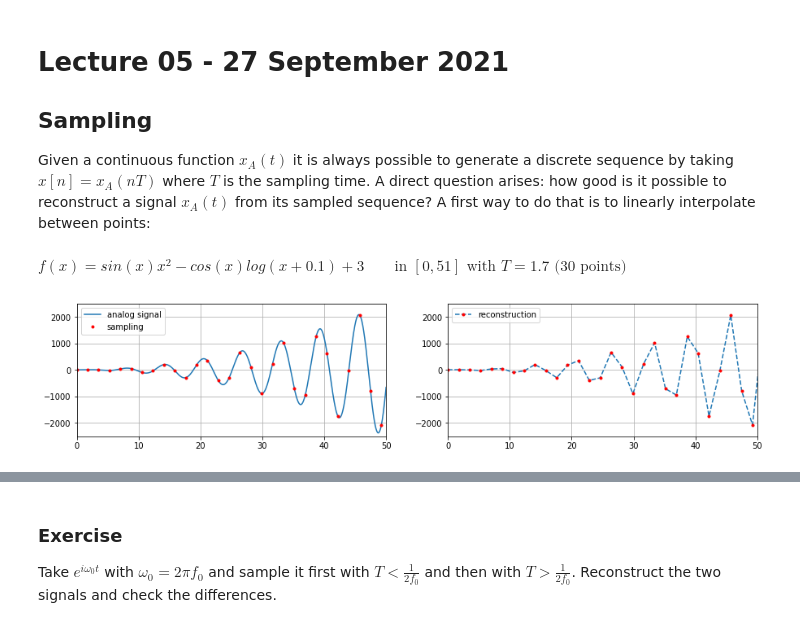
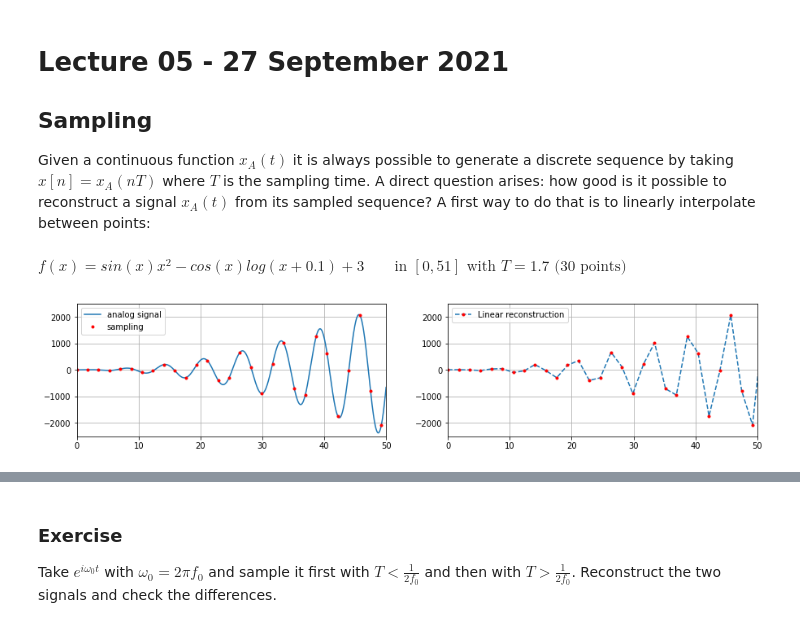
Before and after one commit to NerusSkyhigh/Advanced-Electronics, a Jupyter notebook: _build/jupyter_execute/21-09-27 L05.ipynb, the cells around one changed output, grey strips where cells are left out. Saved outputs shown, nothing was run; the diff lists cells and outputs as text; code cells hidden in the pictures.

```diff
--- a/_build/jupyter_execute/21-09-27 L05.ipynb
+++ b/_build/jupyter_execute/21-09-27 L05.ipynb
@@ -8,28 +8,28 @@ A first way to do that is to linearly interpolate between points:
 # %%
 import matplotlib.pyplot as plt
 import numpy as np
 
 x = np.linspace(0, 51, 10000)
 ya= np.sin(x)*x**2 - np.cos(x)*np.log(x+0.1) + 3
 
 n = np.linspace(0, 51, 30)
 ys= np.sin(n)*n**2 - np.cos(n)*np.log(n+0.1) + 3
 
 
 fig, ax = plt.subplots(1, 2, figsize=(15, 3))
 ax[0].plot(x, ya, label="analog signal")
 ax[0].plot(n, ys, lw=0, marker='.', color='r', label="sampling")
 
-ax[1].plot(n, ys, marker='.', linestyle="--", mfc='r', mec='r', label="reconstruction")
+ax[1].plot(n, ys, marker='.', linestyle="--", mfc='r', mec='r', label="Linear reconstruction")
 
 ax[0].set_xlim(0, 50); ax[1].set_xlim(0, 50);
 ax[0].set_ylim(-2500, 2500); ax[1].set_ylim(-2500, 2500);
 ax[0].grid(); ax[1].grid();
 ax[0].legend(); ax[1].legend()
 
 from IPython.display import display, Math, Latex
 display(Math(r'f(x) = sin(x)x^2 - cos(x) log(x+0.1) + 3 \qquad \text{in }[0,51] \text{ with } T=1.7 \text{ (30 points)}'))
 # %% [output]
 $\displaystyle f(x) = sin(x)x^2 - cos(x) log(x+0.1) + 3 \qquad \text{in }[0,51] \text{ with } T=1.7 \text{ (30 points)}$
-[figure, old version]
+[figure, new version]
 # %% [markdown]
```
Also changed, not shown: parts of 1 cell of this notebook, 37 other files.
